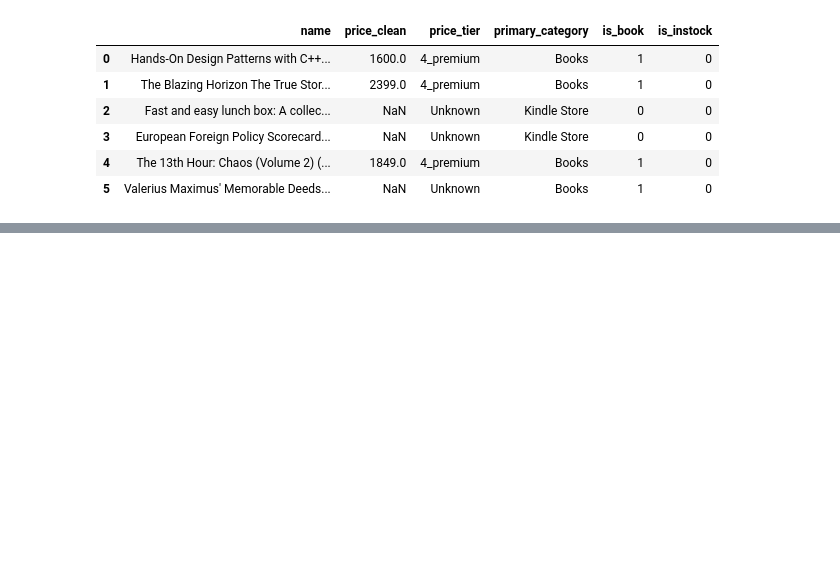
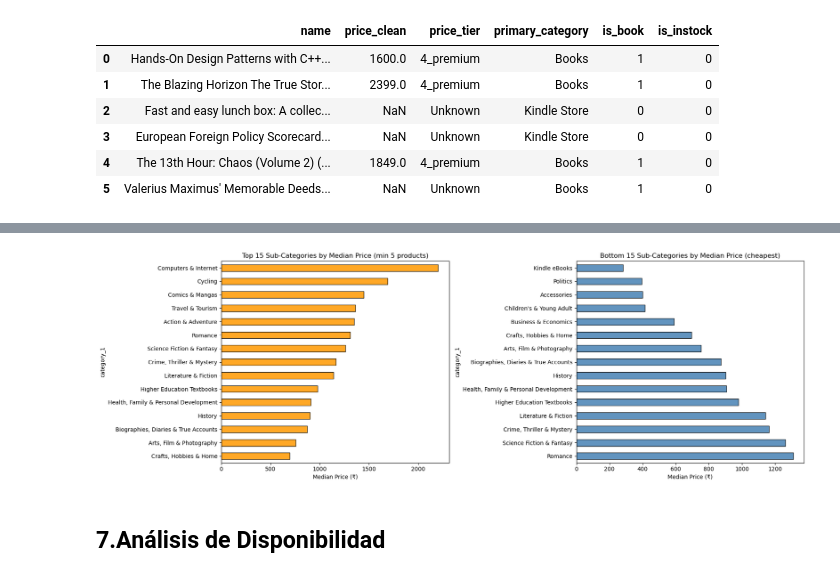
Before and after one commit to Samantha-15/9AIEVND-ADND-Practicas-230004-V04, a Jupyter notebook: Practica04/Practica04-230004.ipynb, the cells around one changed output, grey strips where cells are left out. Saved outputs shown, nothing was run; the diff lists cells and outputs as text; code cells hidden in the pictures; blank space fills up the shorter version.

```diff
--- a/Practica04/Practica04-230004.ipynb
+++ b/Practica04/Practica04-230004.ipynb
@@ -347,0 +686,31 @@ Unknown      344
+# %%
+# Top 15 sub-categories by median price
+top_cat1_price = (df_priced.groupby('category_1')['price_clean']
+                  .agg(['median','count'])
+                  .query('count >= 5')
+                  .sort_values('median', ascending=False)
+                  .head(15))
+
+fig, axes = plt.subplots(1, 2, figsize=(18, 6))
+
+top_cat1_price['median'].sort_values().plot.barh(
+    ax=axes[0], color='#FF9900', edgecolor='black', alpha=0.85)
+axes[0].set_title('Top 15 Sub-Categories by Median Price (min 5 products)')
+axes[0].set_xlabel('Median Price (₹)')
+
+# Bottom 15 (cheapest)
+bottom_cat1 = (df_priced.groupby('category_1')['price_clean']
+               .agg(['median','count'])
+               .query('count >= 5')
+               .sort_values('median')
+               .head(15))
+bottom_cat1['median'].sort_values(ascending=False).plot.barh(
+    ax=axes[1], color='steelblue', edgecolor='black', alpha=0.85)
+axes[1].set_title('Bottom 15 Sub-Categories by Median Price (cheapest)')
+axes[1].set_xlabel('Median Price (₹)')
+
+plt.tight_layout(); plt.show()
+# %% [output]
+[figure, added]
+# %% [markdown]
+## 7.Análisis de Disponibilidad
```
Also changed, not shown: parts of 38 cells of this notebook.
